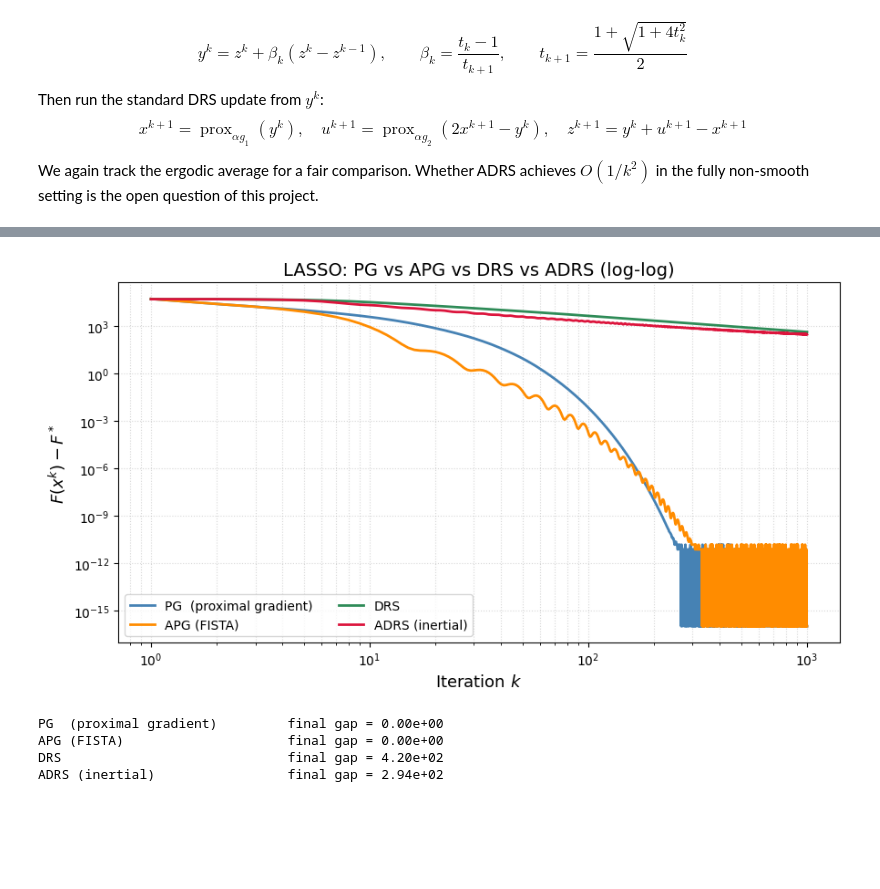
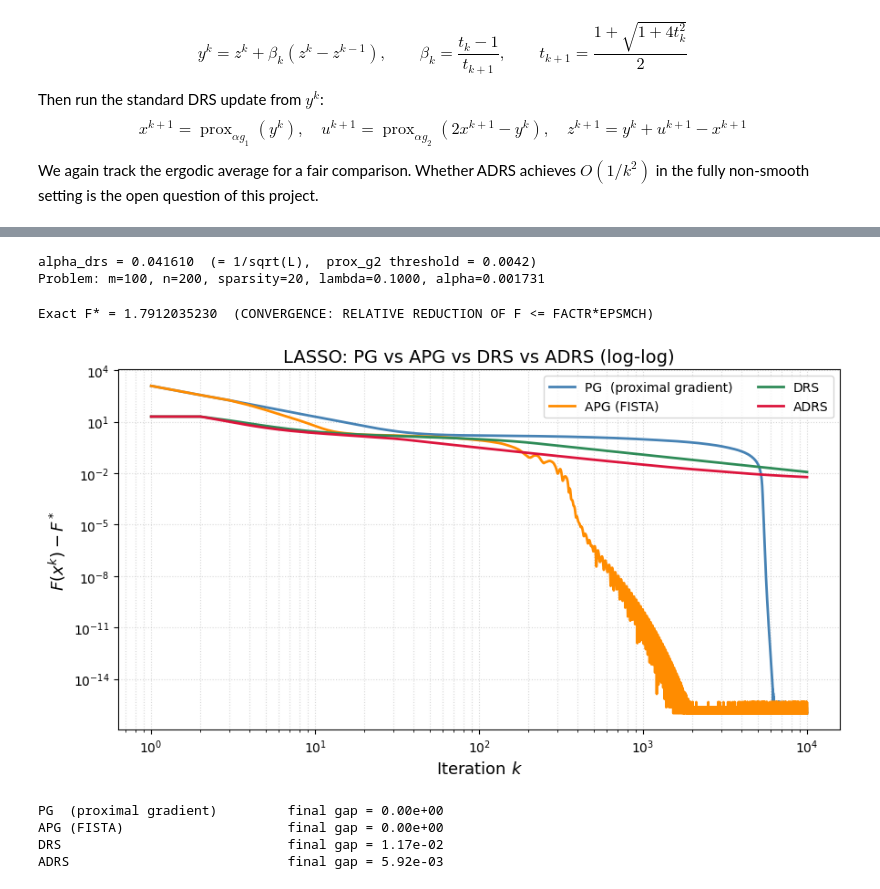
Before and after one commit to gmbabreu/Iterative-methods-project, a Jupyter notebook: apg.ipynb, the cells around one changed output, grey strips where cells are left out. Drawn from its saved outputs; the diff is of its cells as text; code cells hidden in the pictures; blank space fills up the shorter version.

```diff
--- a/apg.ipynb
+++ b/apg.ipynb
@@ -210,38 +110,100 @@ def adrs(z0, prox1, prox2, F, max_iter=1000):
+# %%
+m, n = 100, 200
+sparse = 20
+
+A = rng.standard_normal((m, n))
+x_true = np.zeros(n)
+x_true[rng.choice(n, sparse, replace=False)] = rng.standard_normal(sparse)
+b = A @ x_true + 0.01 * rng.standard_normal(m)
+
+lam = 0.1 * norm(A.T @ b, np.inf)   # 10% of the lambda_max that zeros the solution
+lam = 0.1
+
+# Optimal step size for least squares is 1/L where L = ||A||^2 (Lipschitz constant of grad_f)
+L = norm(A, ord=2) ** 2
+alpha = 1.0 / L                      #
+
+# Choose alpha_drs = 1/sqrt(L): balances the two prox steps better than alpha=1
+# when L >> lam (avoids extremely slow convergence from the ill-conditioned prox_g1 step).
+alpha_drs = 1.0 / np.sqrt(L)
+print(f"alpha_drs = {alpha_drs:.6f}  (= 1/sqrt(L),  prox_g2 threshold = {alpha_drs * lam:.4f})")
+
+_cho_m = cho_factor(np.eye(m) + alpha_drs * (A @ A.T))
+
+
+def grad_f(x):
+    return A.T @ (A @ x - b)
+
+def prox_g(v, a):
+    return np.sign(v) * np.maximum(np.abs(v) - a * lam, 0.0)
+
+def F(x):
+    return 0.5 * norm(A @ x - b) ** 2 + lam * norm(x, 1)
+
+x0 = np.zeros(n)
+print(f"Problem: m={m}, n={n}, sparsity={sparse}, lambda={lam:.4f}, alpha={alpha:.6f}")
+# %% [output]
+alpha_drs = 0.041610  (= 1/sqrt(L),  prox_g2 threshold = 0.0042)
+Problem: m=100, n=200, sparsity=20, lambda=0.1000, alpha=0.001731
+# %%
+from scipy.optimize import minimize as sp_minimize
+
+# Sove with an outside solver as a sanity check
+
+def _qp_obj(z):
+    u, v = z[:n], z[n:]
+    r = A @ (u - v) - b
+    g = A.T @ r
+    val  = 0.5 * (r @ r) + lam * (u.sum() + v.sum())
+    grad = np.concatenate([g + lam, -g + lam])
+    return val, grad
+
+res = sp_minimize(
+    _qp_obj, np.zeros(2 * n), jac=True, method='L-BFGS-B',
+    bounds=[(0, None)] * (2 * n),
+    options={'ftol': 1e-15, 'gtol': 1e-12, 'maxiter': 50_000},
+)
+F_star_exact = F(res.x[:n] - res.x[n:])
+print(f"Exact F* = {F_star_exact:.10f}  ({res.message})")
+# %% [output]
+Exact F* = 1.7912035230  (CONVERGENCE: RELATIVE REDUCTION OF F <= FACTR*EPSMCH)
 # %%
-MAX_ITER = 1000
+MAX_ITER = 10000
 
 _, obj_pg   = pg(x0,  grad_f, prox_g, F, alpha,    max_iter=MAX_ITER)
 _, obj_apg  = apg(x0, grad_f, prox_g, F, alpha,    max_iter=MAX_ITER)
-_, obj_drs  = drs(x0,  prox_g1_drs, prox_g2_drs, F, max_iter=MAX_ITER)
-_, obj_adrs = adrs(x0, prox_g1_drs, prox_g2_drs, F, max_iter=MAX_ITER)
+_, obj_drs  = drs(x0,  prox_g1_drs, prox_g, F, max_iter=MAX_ITER)
+_, obj_adrs = adrs(x0, prox_g1_drs, prox_g, F, max_iter=MAX_ITER)
 
 methods = [
     (obj_pg,   "PG  (proximal gradient)", "steelblue",  "-"),
     (obj_apg,  "APG (FISTA)",             "darkorange", "-"),
     (obj_drs,  "DRS",                     "seagreen",   "-"),
-    (obj_adrs, "ADRS (inertial)",         "crimson",    "-"),
+    (obj_adrs, "ADRS",         "crimson",    "-"),
 ]
+
+F_star_exact = min(obj_pg[-1], obj_apg[-1], obj_drs[-1], obj_adrs[-1], F_star_exact)
 
 k = np.arange(MAX_ITER + 1)
 
 fig, ax = plt.subplots(figsize=(9, 5))
 for obj, label, color, ls in methods:
     gap = obj - F_star_exact
     gap = np.maximum(gap, 1e-16)   # clip for log scale
     ax.loglog(k + 1, gap, ls=ls, color=color, lw=2, label=label)
 ax.set_xlabel("Iteration $k$", fontsize=13)
 ax.set_ylabel(r"$F(x^k) - F^*$", fontsize=13)
 ax.set_title("LASSO: PG vs APG vs DRS vs ADRS (log-log)", fontsize=14)
 ax.legend(fontsize=10, ncol=2)
 ax.grid(True, which="both", ls=":", alpha=0.5)
 plt.tight_layout()
 plt.show()
 
 for obj, label, *_ in methods:
     print(f"{label:<30s}  final gap = {obj[-1] - F_star_exact:.2e}")
 # %% [output]
-[figure, old version]
+[figure, new version]
 PG  (proximal gradient)         final gap = 0.00e+00
 APG (FISTA)                     final gap = 0.00e+00
-DRS                             final gap = 4.20e+02
-ADRS (inertial)                 final gap = 2.94e+02
+DRS                             final gap = 1.17e-02
+ADRS                            final gap = 5.92e-03
```
Also changed, not shown: parts of 11 cells of this notebook.
